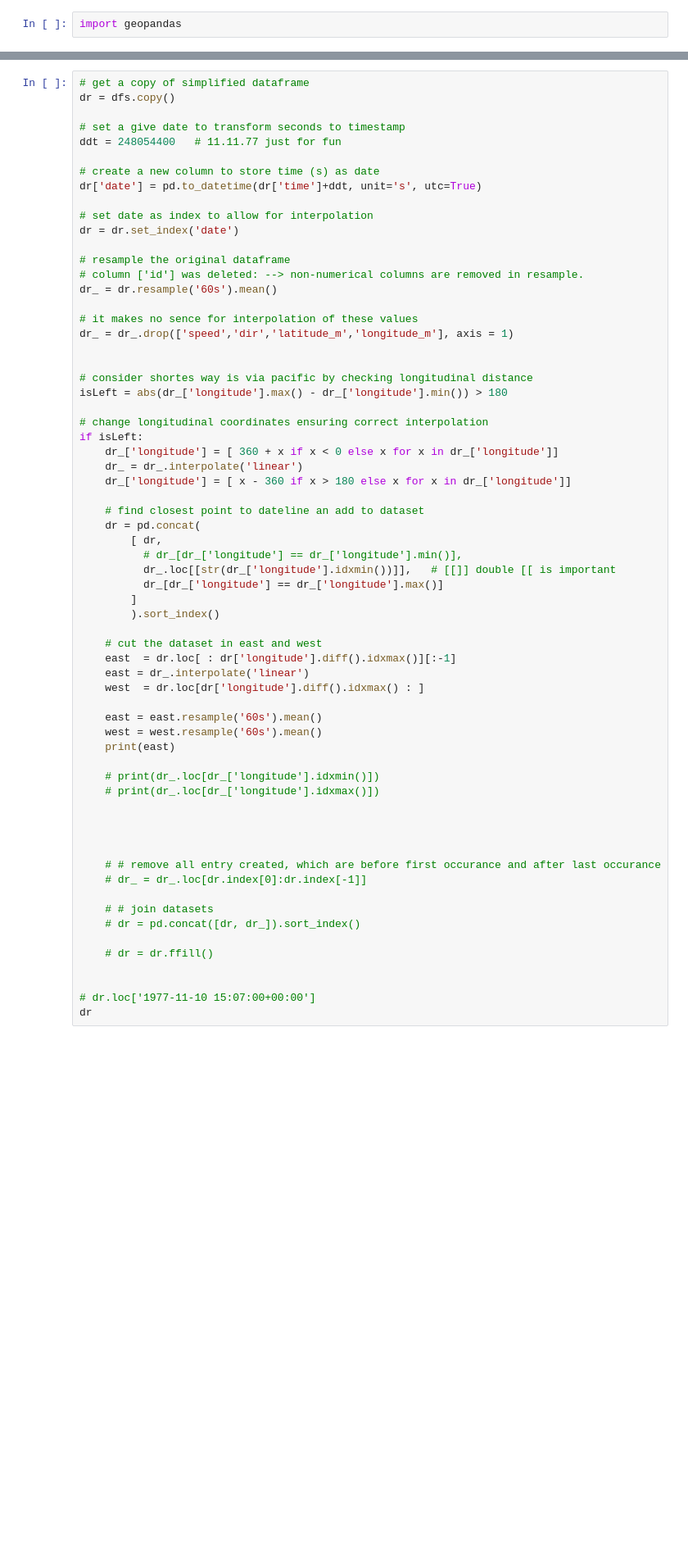
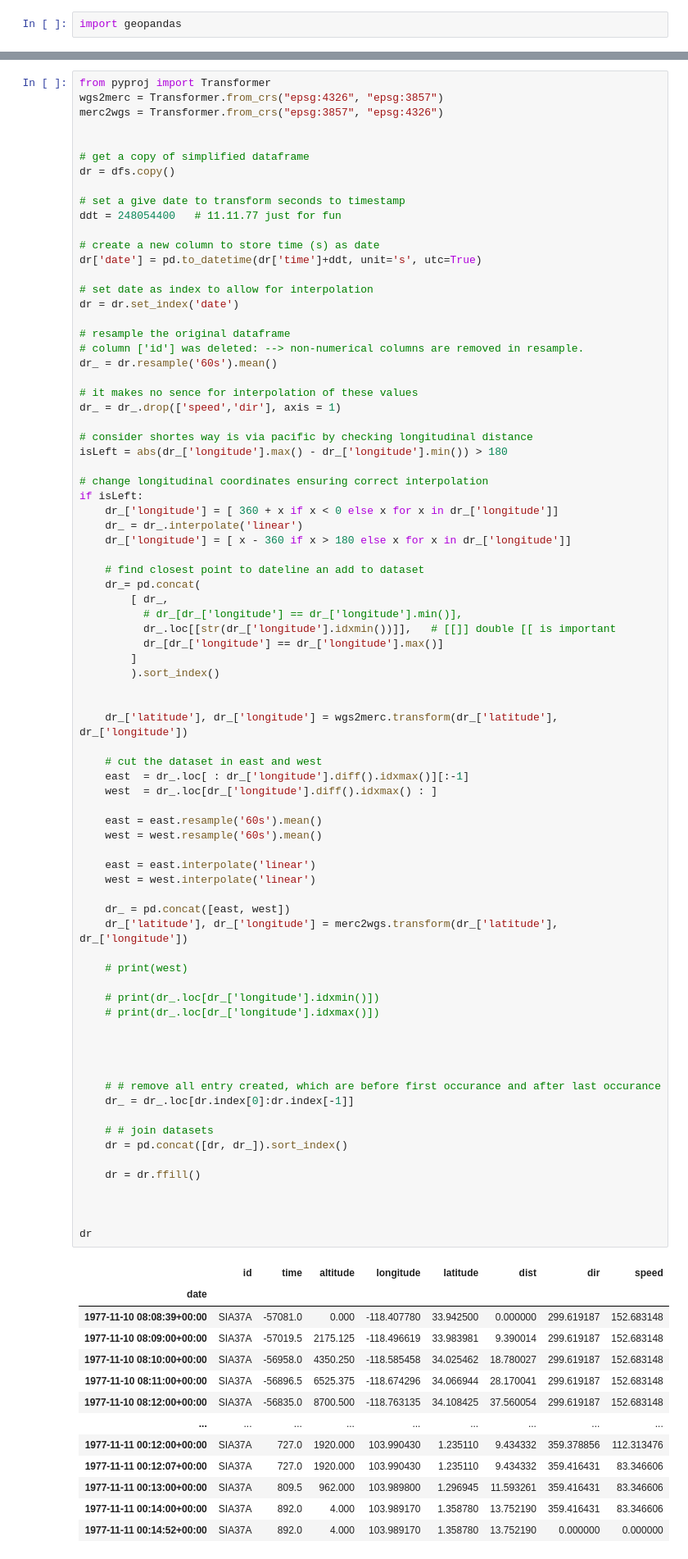
Before and after one commit to michaschultz/mobileSector, a Jupyter notebook: msdata/prepareFIR.ipynb, the cells around one changed output, grey strips where cells are left out. Shown: that part at 82% size. Drawn from its saved outputs; the diff is of its cells as text; blank space fills up the shorter version.

```diff
--- a/msdata/prepareFIR.ipynb
+++ b/msdata/prepareFIR.ipynb
@@ -323,4 +323,9 @@ dfs.plot(x="longitude", y="latitude", kind="scatter", c="altitude", colormap= "Y
 # %%
+from pyproj import Transformer
+wgs2merc = Transformer.from_crs("epsg:4326", "epsg:3857")
+merc2wgs = Transformer.from_crs("epsg:3857", "epsg:4326")
+
+
 # get a copy of simplified dataframe
 dr = dfs.copy()
 
@@ -338,8 +343,7 @@ dr = dr.set_index('date')
 dr_ = dr.resample('60s').mean()
 
 # it makes no sence for interpolation of these values
-dr_ = dr_.drop(['speed','dir','latitude_m','longitude_m'], axis = 1)
-
+dr_ = dr_.drop(['speed','dir'], axis = 1)
 
 # consider shortes way is via pacific by checking longitudinal distance
 isLeft = abs(dr_['longitude'].max() - dr_['longitude'].min()) > 180
@@ -349,40 +353,62 @@ if isLeft:
     dr_['longitude'] = [ 360 + x if x < 0 else x for x in dr_['longitude']]
     dr_ = dr_.interpolate('linear')
     dr_['longitude'] = [ x - 360 if x > 180 else x for x in dr_['longitude']]
 
     # find closest point to dateline an add to dataset
-    dr = pd.concat(
-        [ dr,
+    dr_= pd.concat(
+        [ dr_,
           # dr_[dr_['longitude'] == dr_['longitude'].min()],
           dr_.loc[[str(dr_['longitude'].idxmin())]],   # [[]] double [[ is important
           dr_[dr_['longitude'] == dr_['longitude'].max()]
         ]
         ).sort_index()
 
+
+    dr_['latitude'], dr_['longitude'] = wgs2merc.transform(dr_['latitude'], dr_['longitude'])
+
     # cut the dataset in east and west
-    east  = dr.loc[ : dr['longitude'].diff().idxmax()][:-1]
-    east = dr_.interpolate('linear')
-    west  = dr.loc[dr['longitude'].diff().idxmax() : ]
+    east  = dr_.loc[ : dr_['longitude'].diff().idxmax()][:-1]
+    west  = dr_.loc[dr_['longitude'].diff().idxmax() : ]
 
     east = east.resample('60s').mean()
     west = west.resample('60s').mean()
-    print(east)
+
+    east = east.interpolate('linear')
+    west = west.interpolate('linear')
+
+    dr_ = pd.concat([east, west])
+    dr_['latitude'], dr_['longitude'] = merc2wgs.transform(dr_['latitude'], dr_['longitude'])
+
+    # print(west)
 
     # print(dr_.loc[dr_['longitude'].idxmin()])
     # print(dr_.loc[dr_['longitude'].idxmax()])
 
 
 
 
     # # remove all entry created, which are before first occurance and after last occurance
-    # dr_ = dr_.loc[dr.index[0]:dr.index[-1]]
+    dr_ = dr_.loc[dr.index[0]:dr.index[-1]]
 
     # # join datasets
-    # dr = pd.concat([dr, dr_]).sort_index()
+    dr = pd.concat([dr, dr_]).sort_index()
 
-    # dr = dr.ffill()
+    dr = dr.ffill()
 
 
-# dr.loc['1977-11-10 15:07:00+00:00']
+
 dr
 # %% [output]
+|  | id | time | altitude | longitude | latitude | dist | dir | speed |
+| date |  |  |  |  |  |  |  |  |
+| 1977-11-10 08:08:39+00:00 | SIA37A | -57081.0 | 0.000 | -118.407780 | 33.942500 | 0.000000 | 299.619187 | 152.683148 |
+| 1977-11-10 08:09:00+00:00 | SIA37A | -57019.5 | 2175.125 | -118.496619 | 33.983981 | 9.390014 | 299.619187 | 152.683148 |
+| 1977-11-10 08:10:00+00:00 | SIA37A | -56958.0 | 4350.250 | -118.585458 | 34.025462 | 18.780027 | 299.619187 | 152.683148 |
+| 1977-11-10 08:11:00+00:00 | SIA37A | -56896.5 | 6525.375 | -118.674296 | 34.066944 | 28.170041 | 299.619187 | 152.683148 |
+| 1977-11-10 08:12:00+00:00 | SIA37A | -56835.0 | 8700.500 | -118.763135 | 34.108425 | 37.560054 | 299.619187 | 152.683148 |
+| ... | ... | ... | ... | ... | ... | ... | ... | ... |
+| 1977-11-11 00:12:00+00:00 | SIA37A | 727.0 | 1920.000 | 103.990430 | 1.235110 | 9.434332 | 359.378856 | 112.313476 |
+| 1977-11-11 00:12:07+00:00 | SIA37A | 727.0 | 1920.000 | 103.990430 | 1.235110 | 9.434332 | 359.416431 | 83.346606 |
+| 1977-11-11 00:13:00+00:00 | SIA37A | 809.5 | 962.000 | 103.989800 | 1.296945 | 11.593261 | 359.416431 | 83.346606 |
+| 1977-11-11 00:14:00+00:00 | SIA37A | 892.0 | 4.000 | 103.989170 | 1.358780 | 13.752190 | 359.416431 | 83.346606 |
+| 1977-11-11 00:14:52+00:00 | SIA37A | 892.0 | 4.000 | 103.989170 | 1.358780 | 13.752190 | 0.000000 | 0.000000 |
```
Also changed, not shown: parts of 8 cells of this notebook.
